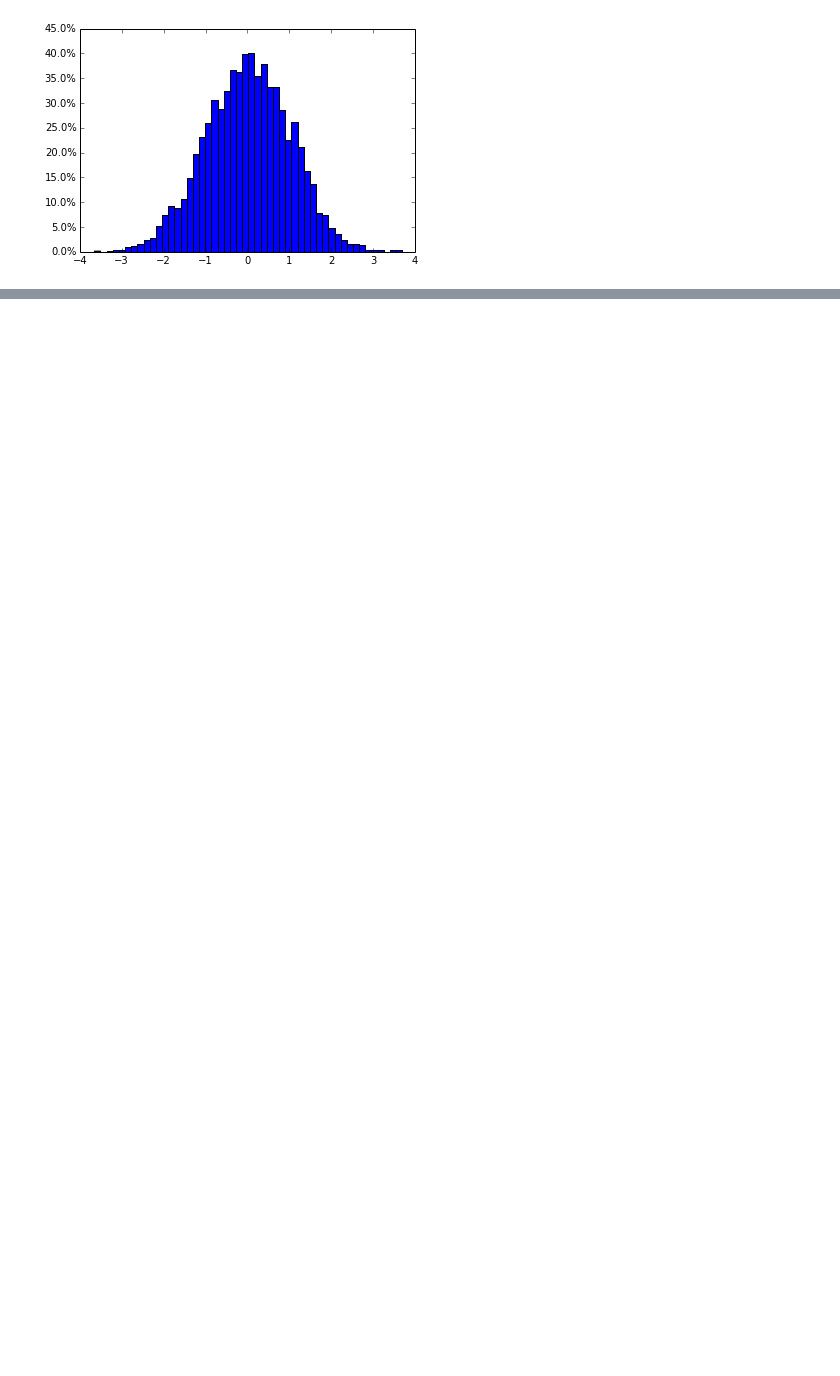
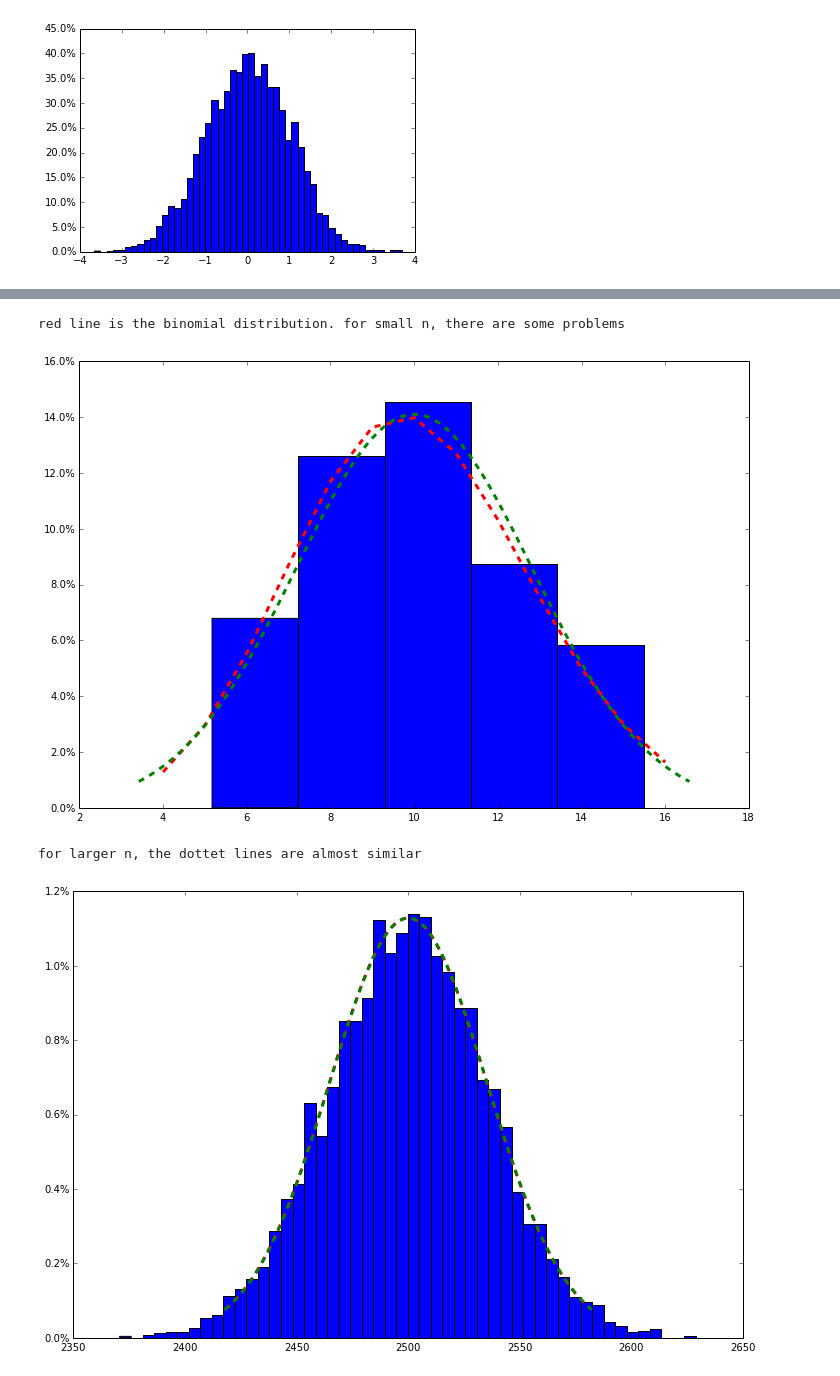
Before and after one commit to JensMeiners/MI1, a Jupyter notebook: Ex07/Ex07.ipynb, the cells around one changed output, grey strips where cells are left out. Drawn from its saved outputs; the diff is of its cells as text; code cells hidden in the pictures; blank space fills up the shorter version.

```diff
--- a/Ex07/Ex07.ipynb
+++ b/Ex07/Ex07.ipynb
@@ -318,0 +320,34 @@ test_binom(500000,0.3)
+# %%
+###################
+# now for the normal distribution vs binomial
+
+def test_normal(mu=2500,s=0.3,n=5000):
+    plot_dist(np.random.normal(mu,s,n))
+    plt.show()
+
+def test_normal_vs_binom(n=5000,p=0.3, bins=50):
+    plt.figure(figsize=(12, 8))
+    # plot binomial dist. as dotted red line
+    x = np.arange(binom.ppf(0.01, n, p), binom.ppf(0.99, n, p))
+    plt.plot(x,binom.pmf(x,n,p),'r--',lw=3)
+
+    # translate into normal variables
+    mu = n*p
+    sigma = np.sqrt(n*p*(1-p))
+    # plot normal dist. as histogram
+    plot_dist(np.random.normal(mu,sigma,n), bins=bins)
+    # plot histogram of normal dist
+    x = np.linspace(norm.ppf(0.01,loc=mu, scale=sigma), norm.ppf(0.99,loc=mu, scale=sigma), 100)
+    plt.plot(x, norm.pdf(x,loc=mu, scale=sigma),'g--', lw=3, label='norm pdf')
+    plt.show()
+
+print 'red line is the binomial distribution. for small n, there are some problems'
+test_normal_vs_binom(50,0.2,bins=5)
+print 'for larger n, the dottet lines are almost similar'
+test_normal_vs_binom(5000,0.5)
+test_normal_vs_binom(5000,0.8)
+# %% [output]
+red line is the binomial distribution. for small n, there are some problems
+[figure, added]
+for larger n, the dottet lines are almost similar
+[figure, added]
```
Also changed, not shown: parts of 7 cells of this notebook.
